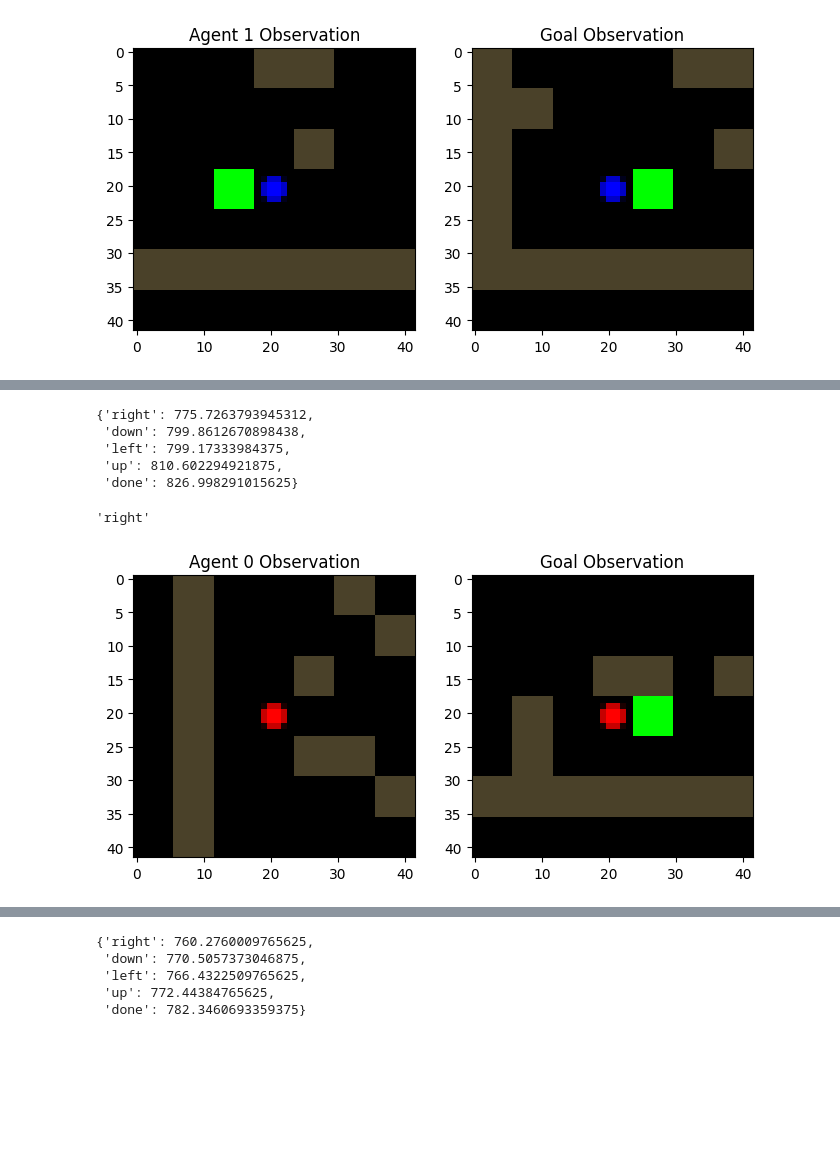
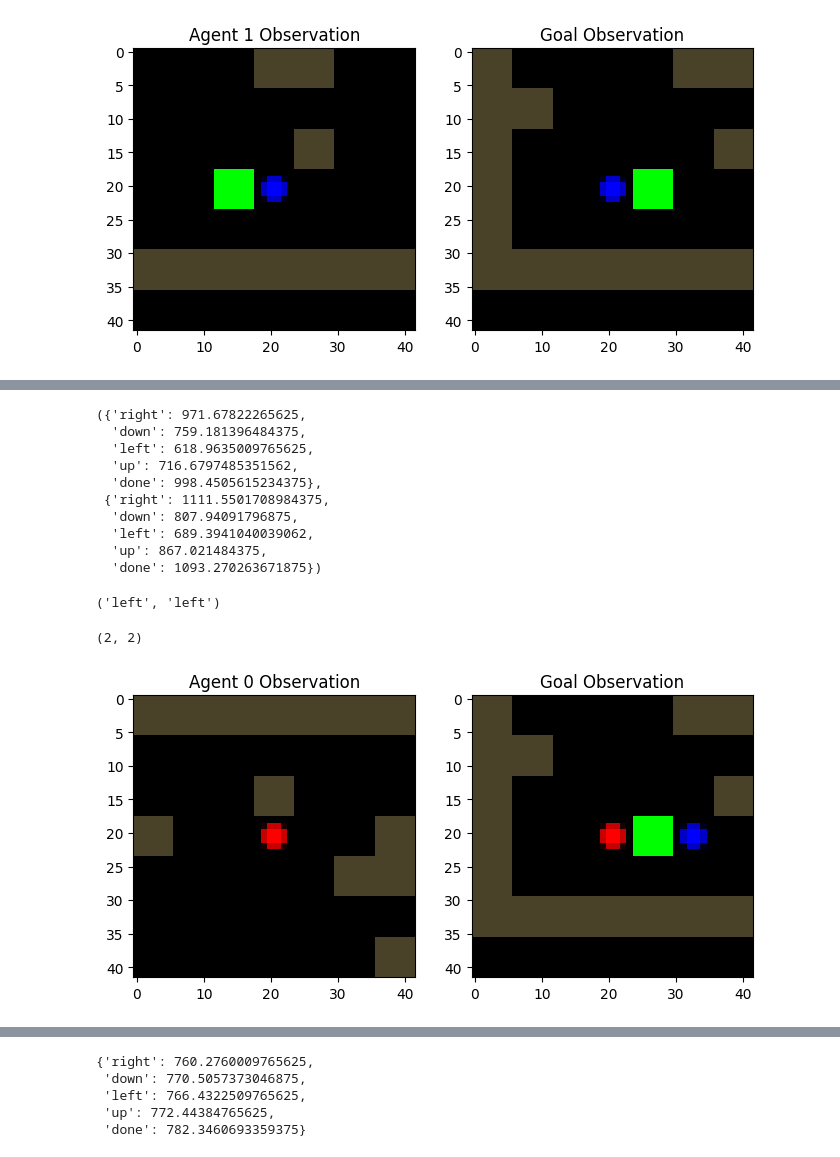
Before and after one commit to Ahmed-Khaled-Saleh/mawm, a Jupyter notebook: nbs/10b_evaluators.planning_eval.ipynb, the cells around one changed output, grey strips where cells are left out. Saved outputs shown, nothing was run; the diff lists cells and outputs as text; code cells hidden in the pictures; blank space fills up the shorter version.

```diff
--- a/nbs/10b_evaluators.planning_eval.ipynb
+++ b/nbs/10b_evaluators.planning_eval.ipynb
@@ -189,25 +227,42 @@ plot_obs_vs_goal(obs, agent_idx= idx, goals= goals)
 # %%
 #| hide
-state, msg = get_agent_state(obs= obs, pos= pos, msgs= msgs, agent_idx= idx)
-evals= actions_eval(state, msg, goal_z, device= device, agent_idx= idx)
-evals
+state, msg = get_agent_state(obs= obs, pos= pos, msgs= msgs, agent_idx= 0)
+evals= actions_eval(state, msg, goal_z, device= device, agent_idx= 0)
+
+state, msg = get_agent_state(obs= obs, pos= pos, msgs= msgs, agent_idx= 1)
+evals_1 = actions_eval(state, msg, goal_z, device= device, agent_idx= 1)
+evals, evals_1
 # %% [output]
-{'right': 775.7263793945312,
- 'down': 799.8612670898438,
- 'left': 799.17333984375,
- 'up': 810.602294921875,
- 'done': 826.998291015625}
+({'right': 971.67822265625,
+  'down': 759.181396484375,
+  'left': 618.9635009765625,
+  'up': 716.6797485351562,
+  'done': 998.4505615234375},
+ {'right': 1111.5501708984375,
+  'down': 807.94091796875,
+  'left': 689.3941040039062,
+  'up': 867.021484375,
+  'done': 1093.270263671875})
 # %%
 #| hide
 optimal_action = min(evals, key=evals.get)
-optimal_action
+opt_act = min(evals_1, key=evals_1.get)
+optimal_action, opt_act
 # %% [output]
-'right'
+('left', 'left')
+# %%
+#| hide
+# get index of optimal actions
+idx_opt_0 = list(evals.keys()).index(optimal_action)
+idx_opt_1 = list(evals1.keys()).index(opt_act)
+idx_opt_0, idx_opt_1
+# %% [output]
+(2, 2)
 # %%
 #| hide
-obs, pos, msgs = step({f'agent_0': 1, f'agent_1': 1})
+obs, pos, msgs = step({f'agent_0': 2, f'agent_1': 2})
 # %%
 #| hide
-plot_obs_vs_goal(obs, agent_idx= idx, goals= goals)
+plot_obs_vs_goal(obs, agent_idx= 0, goals= goals)
 # %% [output]
-[figure, old version]
+[figure, new version]
```
Also changed, not shown: parts of 15 cells of this notebook, 13 other files.
